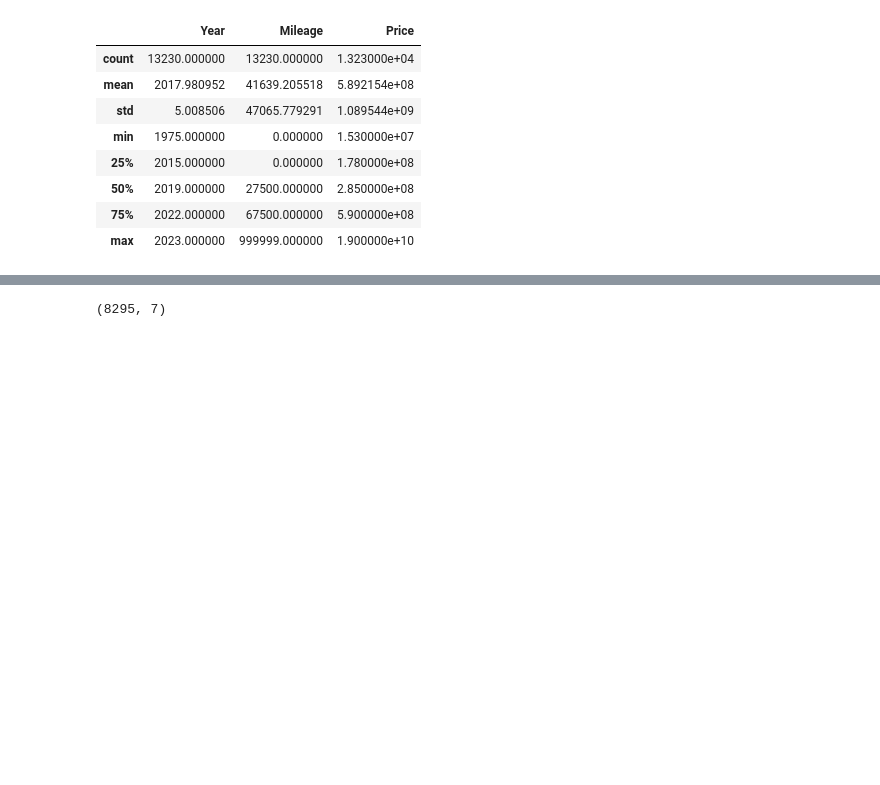
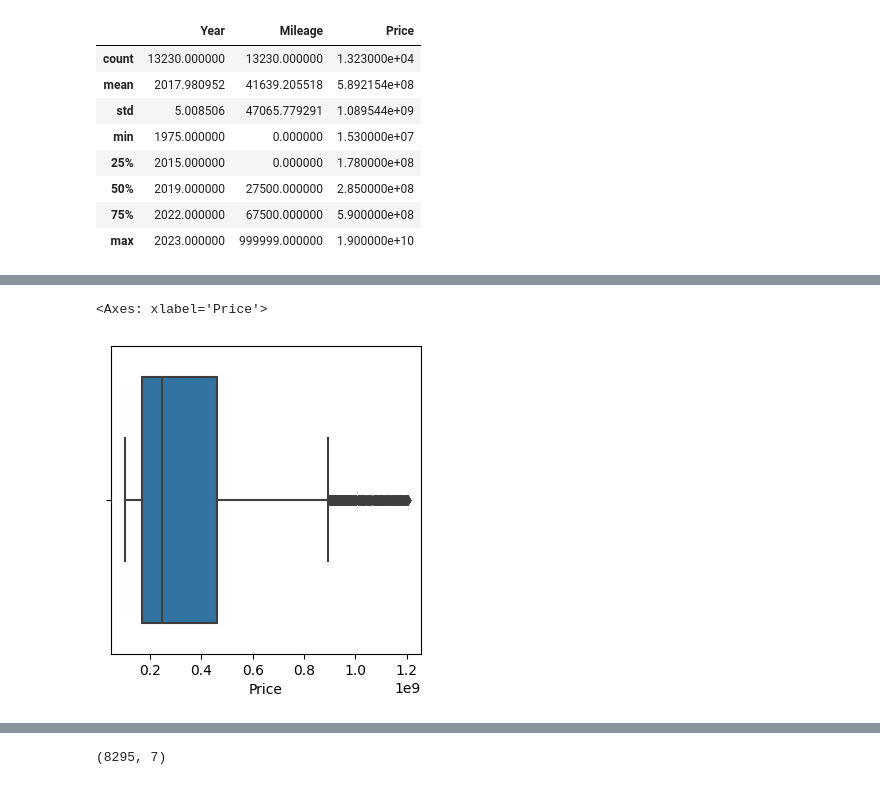
Before and after one commit to abudto/Data-Science-Analytics, a Jupyter notebook: Used Car Price Prediction (Web Scraping, Dashboard, Machine Learning)/Used Car Price Prediction.ipynb, the cells around one changed output, grey strips where cells are left out. Saved outputs shown, nothing was run; the diff lists cells and outputs as text; code cells hidden in the pictures; blank space fills up the shorter version.

```diff
--- a/Used Car Price Prediction (Web Scraping, Dashboard, Machine Learning)/Used Car Price Prediction.ipynb
+++ b/Used Car Price Prediction (Web Scraping, Dashboard, Machine Learning)/Used Car Price Prediction.ipynb
@@ -210,3 +222,9 @@ mileage_upper_limit = mileage_percentile75 + 1.5 * mileage_iqr
 mileage_lower_limit = df['Mileage'].quantile(0.05)
 # %%
 new_df = new_df[(new_df['Mileage'] < mileage_upper_limit) & (new_df['Mileage'] > mileage_lower_limit)]
+# %%
+plt.figure(figsize=(4,4))
+sns.boxplot(data=new_df, x = 'Price')
+# %% [output]
+<Axes: xlabel='Price'>
+[figure, added]
```
Also changed, not shown: parts of 11 cells of this notebook, 4 other files.
